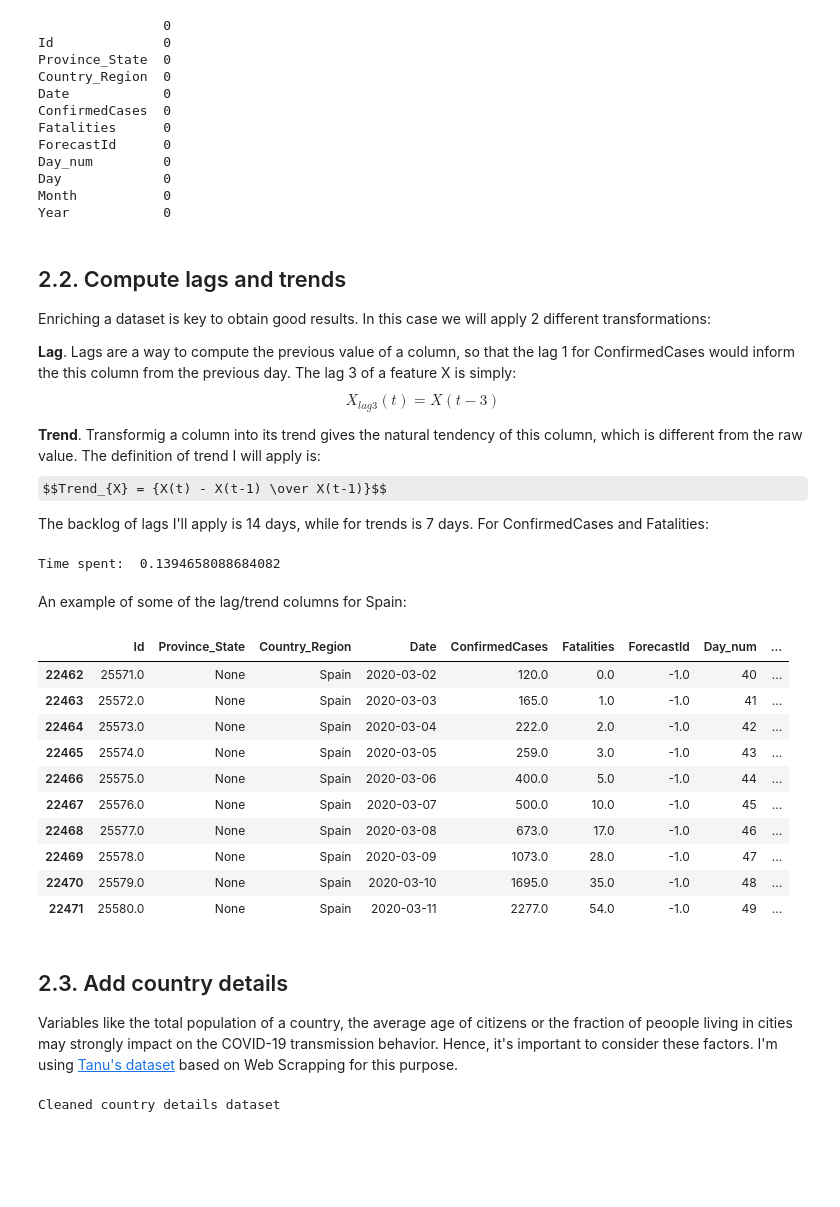
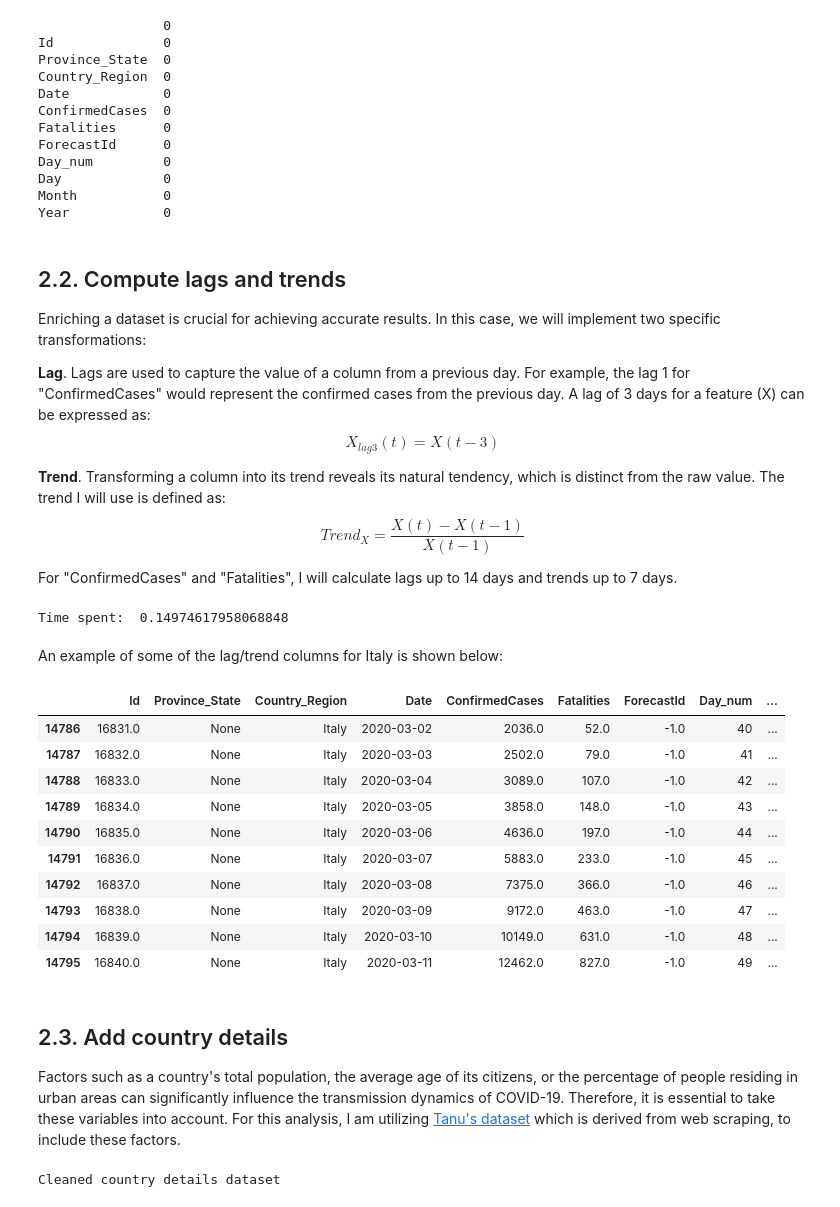
Before and after one commit to JOY-020301/DataSci2024CW2, a Jupyter notebook: 01871834_math70076_assessment_2_Forcasting.ipynb, the cells around one changed output. Drawn from its saved outputs; the diff is of its cells as text; code cells hidden in the pictures; some formulas as TeX source; blank space fills up the shorter version.

```diff
--- a/01871834_math70076_assessment_2_Forcasting.ipynb
+++ b/01871834_math70076_assessment_2_Forcasting.ipynb
@@ -16,6 +16,10 @@ from xgboost import plot_importance, plot_tree
 from sklearn.model_selection import RandomizedSearchCV, GridSearchCV
 from sklearn import linear_model
 from sklearn.metrics import mean_squared_error
+# %%
+import sys
+sys.path.append("./")
+hf = __import__('01871834_math70076_assessment_2_helperfunction')
 # %%
 test = pd.read_csv("01871834-math70076-assessment-2-data/covid19-global-forecasting/test.csv")
 train = pd.read_csv("01871834-math70076-assessment-2-data/covid19-global-forecasting/train.csv")
@@ -249,64 +217,49 @@ Year            0
 # %% [markdown]
 ## 2.2. Compute lags and trends <a id="section32"></a>
 
-Enriching a dataset is key to obtain good results. In this case we will apply 2 different transformations:
+Enriching a dataset is crucial for achieving accurate results. In this case, we will implement two specific transformations:
 
-**Lag**. Lags are a way to compute the previous value of a column, so that the lag 1 for ConfirmedCases would inform the this column from the previous day. The lag 3 of a feature X is simply:
+**Lag**. Lags are used to capture the value of a column from a previous day. For example, the lag 1 for "ConfirmedCases" would represent the confirmed cases from the previous day. A lag of 3 days for a feature \(X\) can be expressed as:
 $$X_{lag3}(t) = X(t-3)$$
 
+**Trend**. Transforming a column into its trend reveals its natural tendency, which is distinct from the raw value. The trend I will use is defined as:
+$$Trend_{X} = \frac{X(t) - X(t-1)}{X(t-1)}$$
 
-**Trend**. Transformig a column into its trend gives the natural tendency of this column, which is different from the raw value. The definition of trend I will apply is:
-$$Trend_{X} = {X(t) - X(t-1) \over X(t-1)}$$
-
-The backlog of lags I'll apply is 14 days, while for trends is 7 days.  For ConfirmedCases and Fatalities:
+For "ConfirmedCases" and "Fatalities", I will calculate lags up to 14 days and trends up to 7 days.
 # %%
-def calculate_lag(df, lag_list, column):
-    for lag in lag_list:
-        column_lag = column + "_" + str(lag)
-        df[column_lag] = df.groupby(['Country_Region', 'Province_State'])[column].shift(lag, fill_value=0)
-    return df
-
-def calculate_trend(df, lag_list, column):
-    for lag in lag_list:
-        trend_column_lag = "Trend_" + column + "_" + str(lag)
-        df[trend_column_lag] = (df.groupby(['Country_Region', 'Province_State'])[column].shift(0, fill_value=0) -
-                                df.groupby(['Country_Region', 'Province_State'])[column].shift(lag, fill_value=0))/df.groupby(['Country_Region', 'Province_State'])[column].shift(lag, fill_value=0.001)
-    return df
-
-
 ts = time.time()
-all_data = calculate_lag(all_data.reset_index(), range(1,7), 'ConfirmedCases')
-all_data = calculate_lag(all_data, range(1,7), 'Fatalities')
-all_data = calculate_trend(all_data, range(1,7), 'ConfirmedCases')
-all_data = calculate_trend(all_data, range(1,7), 'Fatalities')
+all_data = hf.calculate_lag(all_data.reset_index(), range(1,7), 'ConfirmedCases')
+all_data = hf.calculate_lag(all_data, range(1,7), 'Fatalities')
+all_data = hf.calculate_trend(all_data, range(1,7), 'ConfirmedCases')
+all_data = hf.calculate_trend(all_data, range(1,7), 'Fatalities')
 all_data.replace([np.inf, -np.inf], 0, inplace=True)
 all_data.fillna(0, inplace=True)
 print("Time spent: ", time.time()-ts)
 # %% [output]
-Time spent:  0.1394658088684082
+Time spent:  0.14974617958068848
 # %% [markdown]
-An example of some of the lag/trend columns for Spain:
+An example of some of the lag/trend columns for Italy is shown below:
 # %%
-all_data[all_data['Country_Region']=='Spain'].iloc[40:50][['Id', 'Province_State', 'Country_Region', 'Date',
+all_data[all_data['Country_Region']=='Italy'].iloc[40:50][['Id', 'Province_State', 'Country_Region', 'Date',
        'ConfirmedCases', 'Fatalities', 'ForecastId', 'Day_num', 'ConfirmedCases_1',
        'ConfirmedCases_2', 'ConfirmedCases_3', 'Fatalities_1', 'Fatalities_2',
        'Fatalities_3']]
 # %% [output]
 |  | Id | Province_State | Country_Region | Date | ConfirmedCases | Fatalities | ForecastId | Day_num | ... |
-| 22462 | 25571.0 | None | Spain | 2020-03-02 | 120.0 | 0.0 | -1.0 | 40 | ... |
-| 22463 | 25572.0 | None | Spain | 2020-03-03 | 165.0 | 1.0 | -1.0 | 41 | ... |
-| 22464 | 25573.0 | None | Spain | 2020-03-04 | 222.0 | 2.0 | -1.0 | 42 | ... |
-| 22465 | 25574.0 | None | Spain | 2020-03-05 | 259.0 | 3.0 | -1.0 | 43 | ... |
-| 22466 | 25575.0 | None | Spain | 2020-03-06 | 400.0 | 5.0 | -1.0 | 44 | ... |
-| 22467 | 25576.0 | None | Spain | 2020-03-07 | 500.0 | 10.0 | -1.0 | 45 | ... |
-| 22468 | 25577.0 | None | Spain | 2020-03-08 | 673.0 | 17.0 | -1.0 | 46 | ... |
-| 22469 | 25578.0 | None | Spain | 2020-03-09 | 1073.0 | 28.0 | -1.0 | 47 | ... |
-| 22470 | 25579.0 | None | Spain | 2020-03-10 | 1695.0 | 35.0 | -1.0 | 48 | ... |
-| 22471 | 25580.0 | None | Spain | 2020-03-11 | 2277.0 | 54.0 | -1.0 | 49 | ... |
+| 14786 | 16831.0 | None | Italy | 2020-03-02 | 2036.0 | 52.0 | -1.0 | 40 | ... |
+| 14787 | 16832.0 | None | Italy | 2020-03-03 | 2502.0 | 79.0 | -1.0 | 41 | ... |
+| 14788 | 16833.0 | None | Italy | 2020-03-04 | 3089.0 | 107.0 | -1.0 | 42 | ... |
+| 14789 | 16834.0 | None | Italy | 2020-03-05 | 3858.0 | 148.0 | -1.0 | 43 | ... |
+| 14790 | 16835.0 | None | Italy | 2020-03-06 | 4636.0 | 197.0 | -1.0 | 44 | ... |
+| 14791 | 16836.0 | None | Italy | 2020-03-07 | 5883.0 | 233.0 | -1.0 | 45 | ... |
+| 14792 | 16837.0 | None | Italy | 2020-03-08 | 7375.0 | 366.0 | -1.0 | 46 | ... |
+| 14793 | 16838.0 | None | Italy | 2020-03-09 | 9172.0 | 463.0 | -1.0 | 47 | ... |
+| 14794 | 16839.0 | None | Italy | 2020-03-10 | 10149.0 | 631.0 | -1.0 | 48 | ... |
+| 14795 | 16840.0 | None | Italy | 2020-03-11 | 12462.0 | 827.0 | -1.0 | 49 | ... |
 # %% [markdown]
 ## 2.3. Add country details <a id="section33"></a>
 
-Variables like the total population of a country, the average age of citizens or the fraction of peoople living in cities may strongly impact on the COVID-19 transmission behavior. Hence, it's important to consider these factors. I'm using [Tanu's dataset](https://www.kaggle.com/tanuprabhu/population-by-country-2020) based on Web Scrapping for this purpose.
+Factors such as a country's total population, the average age of its citizens, or the percentage of people residing in urban areas can significantly influence the transmission dynamics of COVID-19. Therefore, it is essential to take these variables into account. For this analysis, I am utilizing [Tanu's dataset](https://www.kaggle.com/tanuprabhu/population-by-country-2020) which is derived from web scraping, to include these factors.
 # %%
 # Load countries data file
 world_population = pd.read_csv("01871834-math70076-assessment-2-data/covid19-global-forecasting/population_by_country_2020.csv")
```
Also changed, not shown: parts of 40 cells of this notebook, 2 other files.
